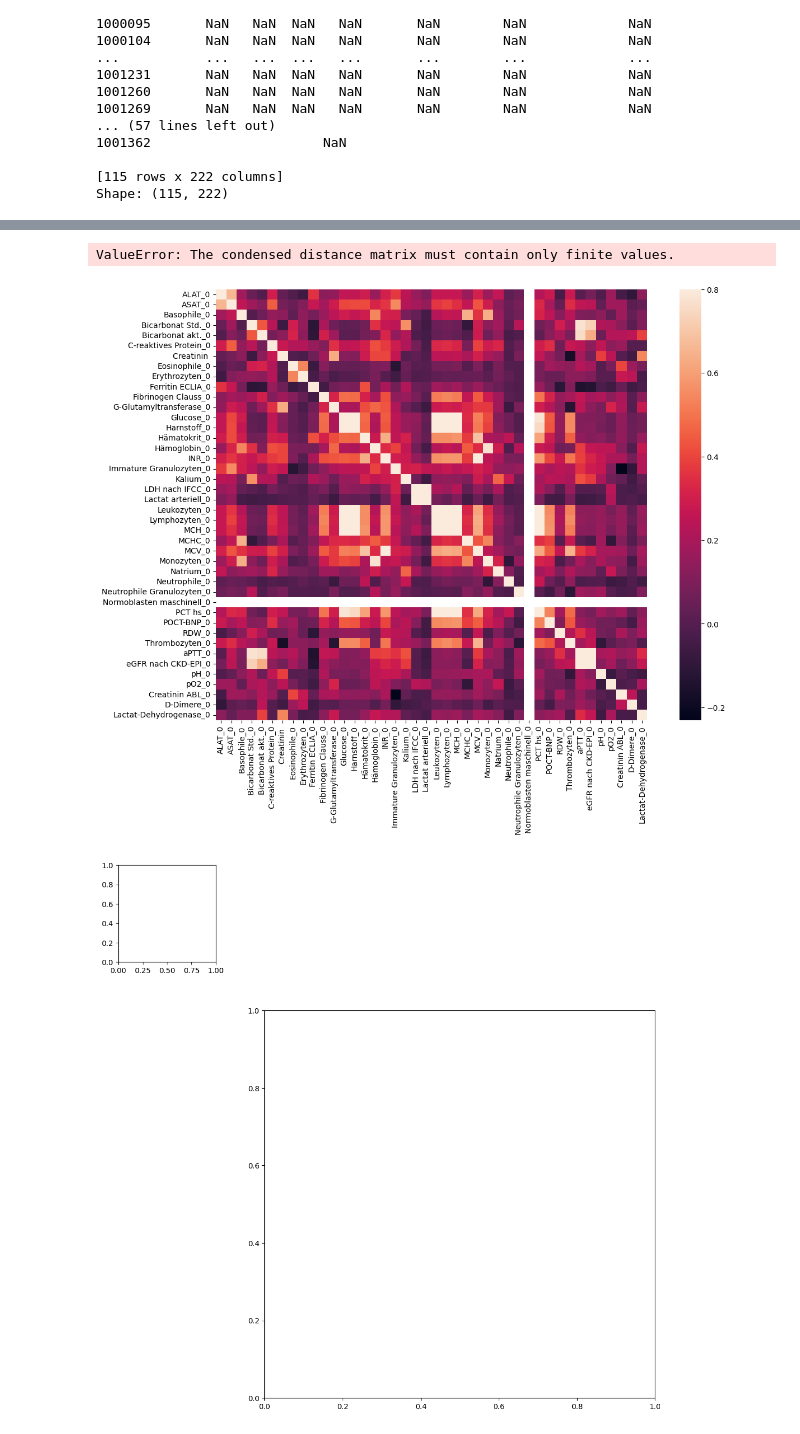
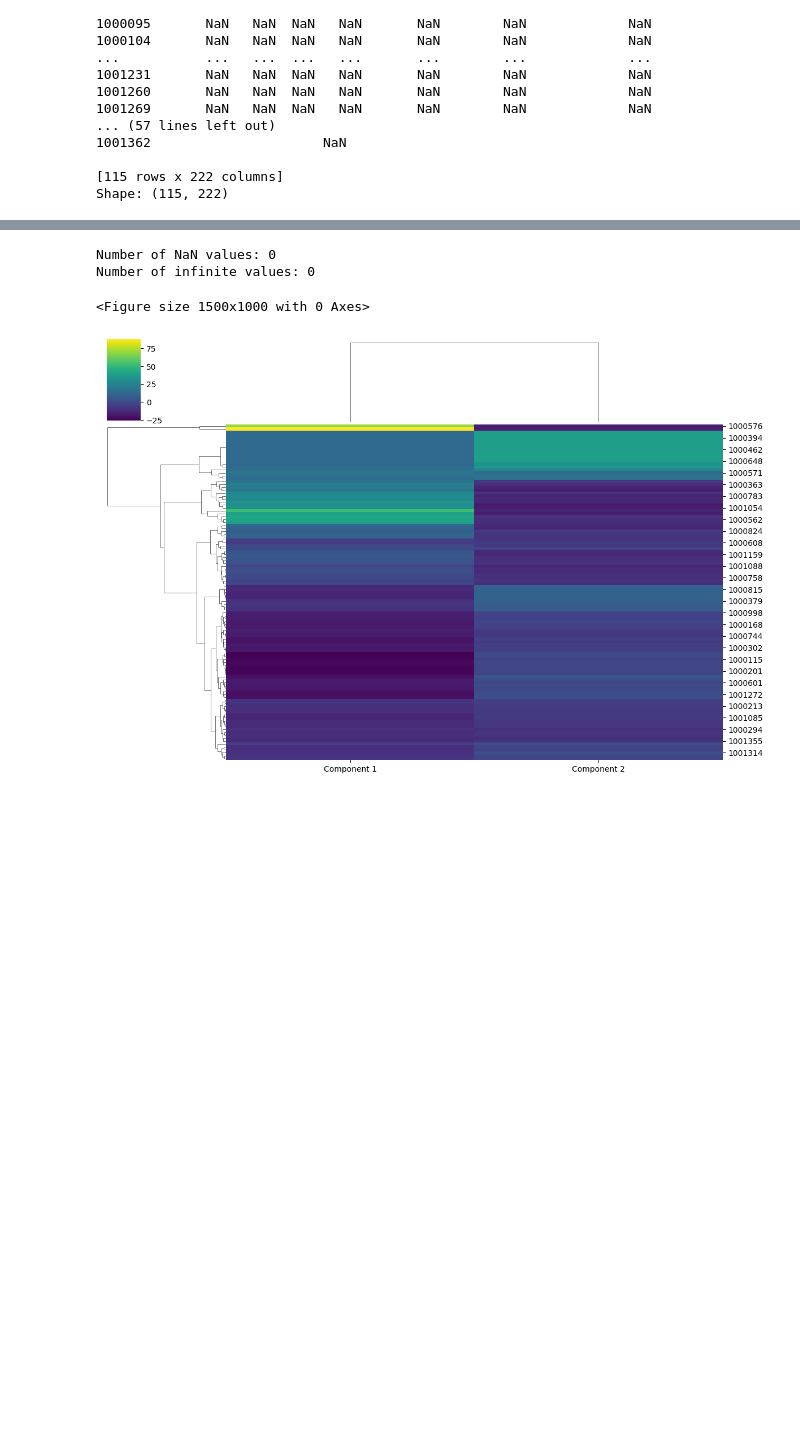
Before and after one commit to jagh/patientomics, a Jupyter notebook: notebooks/analyzing_labmarkers_for_long_covid.ipynb, the cells around one changed output, grey strips where cells are left out. Drawn from its saved outputs; the diff is of its cells as text; code cells hidden in the pictures; blank space fills up the shorter version.

Commit message:
Improved notebook for the clustering map for long covid subjects

```diff
--- a/notebooks/analyzing_labmarkers_for_long_covid.ipynb
+++ b/notebooks/analyzing_labmarkers_for_long_covid.ipynb
@@ -254,65 +224,57 @@ ValueError: The condensed distance matrix must contain only finite values.
 import os
 import pandas as pd
 import numpy as np
-from sklearn.manifold import MDS
 import matplotlib.pyplot as plt
 import seaborn as sns
-
-from sklearn import manifold
 from sklearn.metrics import euclidean_distances
 from sklearn.decomposition import PCA
 from sklearn.preprocessing import StandardScaler
-
 
 # Load data
 dir_path = '/home/jagh/Documents/01_UB/MultiOmiX/patientomics/data/05_data_exploration/01_preprocessing_116_PLCP/'
 filename = os.path.join(dir_path, 'lab_data_exploration.csv')
 df = pd.read_csv(filename, sep=',', header=0, index_col=0)
 
-# Extract the feature columns
+# Extract the feature columns and sample data
 feature_names = df.columns
+samples = df.values
 
-# Extract the sample ids
-samples = df.values
+# Extract patients ids
+patient_ids = df.index.values
 
 # Standardize the data before calculating distances
 scaler = StandardScaler()
 scaled_samples = scaler.fit_transform(samples)
 
 # Calculate pairwise Euclidean distances
-similarities = euclidean_distances(scaled_samples, scaled_samples)
+similarities = euclidean_distances(scaled_samples)
 
 # Debugging: Output non-finite values in the similarities matrix
-print("Number of NaN values:", np.sum(np.isnan(similarities)))
-print("Number of infinite values:", np.sum(np.isinf(similarities)))
+nan_count = np.sum(np.isnan(similarities))
+inf_count = np.sum(np.isinf(similarities))
+print("Number of NaN values:", nan_count)
+print("Number of infinite values:", inf_count)
 
 # Replace NaN with infinity
 similarities[np.isnan(similarities)] = np.inf
 
 # Multidimensional scaling
 seed = np.random.RandomState(seed=3)
-mds = manifold.MDS(n_components=2, max_iter=5000, eps=1e-12, random_state=seed,
-                   n_init=10, dissimilarity="precomputed", n_jobs=1, metric=False)
+mds = PCA(n_components=2, random_state=seed)
 pos = mds.fit_transform(similarities)
 
-### features as a heatmap
-# Construct a pandas dataframe from the samples
-d = pd.DataFrame(data=samples, columns=feature_names)
-corr = d.corr()
+# Create a DataFrame with the MDS positions and patient IDs
+mds_df = pd.DataFrame(pos, columns=['Component 1', 'Component 2'], index=patient_ids)
 
 # Set up the matplotlib figure, make it big!
-f, ax = plt.subplots(figsize=(15, 10))
+plt.figure(figsize=(15, 10))
 
-# Draw the heatmap using seaborn
-sns.heatmap(corr, vmax=.8, square=True)
+# Create a cluster map using seaborn
+sns.clustermap(mds_df, cmap='viridis', method='average', metric='euclidean', figsize=(12, 8))
 
-### Clustermap
-# Choose a subset of features for clustering
-dd = d.iloc[:,1:50]
-pp = sns.clustermap(dd.corr(), linewidths=.5, figsize=(13,13))
-_ = plt.setp(pp.ax_heatmap.get_yticklabels(), rotation=0)
 plt.show()
 # %% [output]
-ValueError: The condensed distance matrix must contain only finite values.
+Number of NaN values: 0
+Number of infinite values: 0
+<Figure size 1500x1000 with 0 Axes>
-[figure, old version]
+[figure, new version]
-[figure, removed]
```
Also changed, not shown: parts of 10 cells of this notebook.
